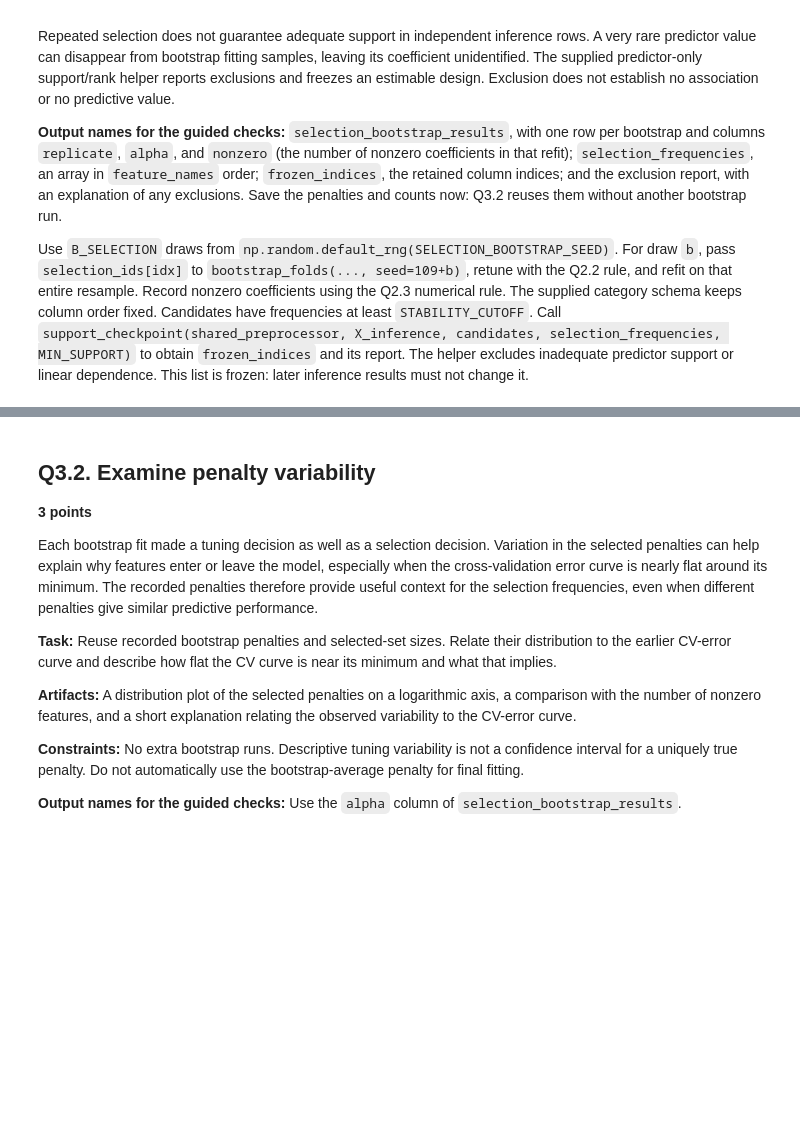
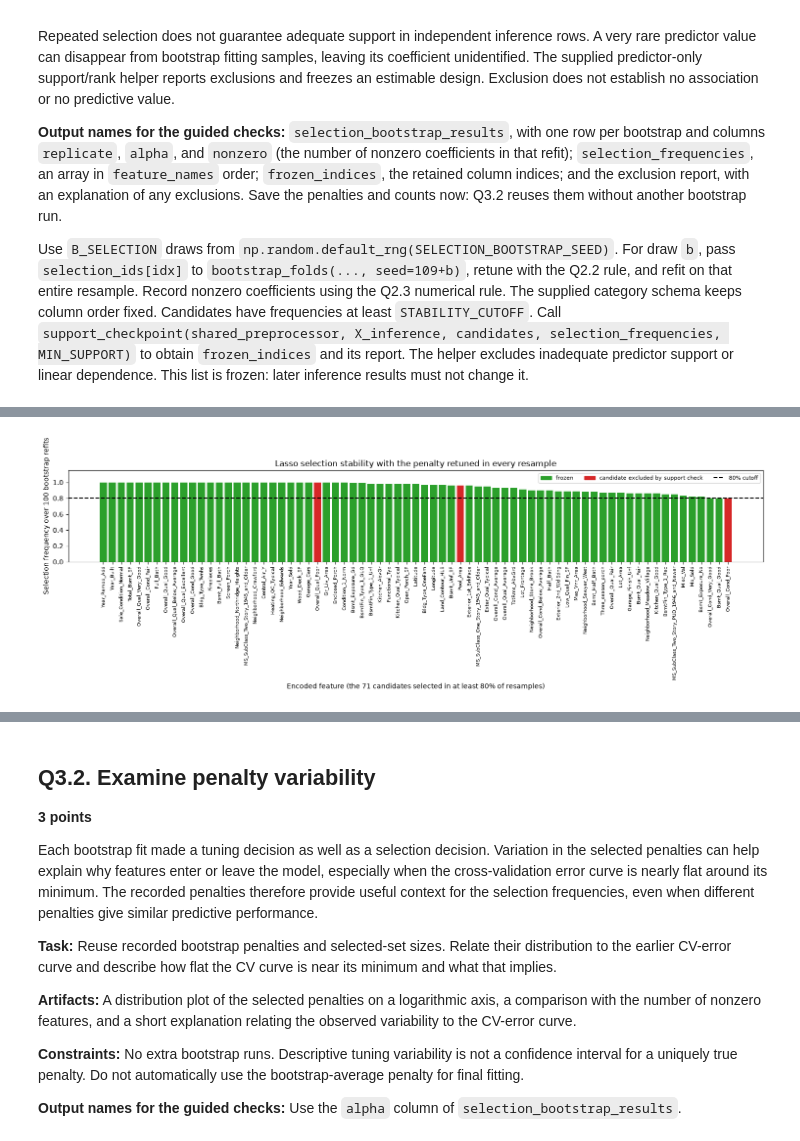
Before and after one commit to qqgjyx/AC-209A, a Jupyter notebook: homeworks/cs1090a_hw3/cs1090a_hw3.ipynb, the cells around one changed output, grey strips where cells are left out. Cells and saved outputs as stored; diff of their text form; code cells hidden in the pictures; blank space fills up the shorter version.

```diff
--- a/homeworks/cs1090a_hw3/cs1090a_hw3.ipynb
+++ b/homeworks/cs1090a_hw3/cs1090a_hw3.ipynb
@@ -445,5 +1042,97 @@ MIN_SUPPORT = 10
 # Refresh after changing the fitting implementation; see the cache instructions above.
 REFRESH_BOOTSTRAP_CACHE = False
 # %%
-# Your code here
-...
+# Q3.1: bootstrap the whole lasso procedure (resample, retune by grouped CV, refit).
+NONZERO_TOL = 1e-8
+
+
+def selection_bootstrap():
+    """Return per-replicate penalties, nonzero counts and the selected-feature matrix."""
+    rng = np.random.default_rng(SELECTION_BOOTSTRAP_SEED)
+    n = len(X_selection)
+    alphas = np.empty(B_SELECTION)
+    nonzero = np.empty(B_SELECTION, dtype=int)
+    selected = np.zeros((B_SELECTION, len(feature_names)), dtype=bool)
+    for b in range(B_SELECTION):
+        idx = rng.integers(0, n, size=n)
+        x_b, y_b = X_selection.iloc[idx], y_selection[idx]
+        # Copies of the same house always share a fold.
+        folds_b = bootstrap_folds(selection_ids[idx], seed=109 + b)
+        tuning_b = tune_penalty("lasso", LASSO_ALPHAS, x_b, y_b, folds_b)
+        prep_b = clone(shared_preprocessor).fit(x_b)
+        model_b = make_penalized("lasso", tuning_b["alpha"]).fit(prep_b.transform(x_b), y_b)
+        alphas[b] = tuning_b["alpha"]
+        selected[b] = np.abs(model_b.coef_) > NONZERO_TOL
+        nonzero[b] = selected[b].sum()
+    return {"alpha": alphas, "nonzero": nonzero, "selected": selected}
+
+
+selection_cache = cached_bootstrap_results(
+    selection_bootstrap,
+    cache_path="cache/q3_1_selection_bootstrap.npz",
+    X=X_selection,
+    y=y_selection,
+    settings={
+        "implementation_version": "q3_1-v1",
+        "B_SELECTION": B_SELECTION,
+        "SELECTION_BOOTSTRAP_SEED": SELECTION_BOOTSTRAP_SEED,
+        "fold_seed_base": 109,
+        "LASSO_ALPHAS": LASSO_ALPHAS,
+        "LASSO_SETTINGS": LASSO_SETTINGS,
+        "NONZERO_TOL": NONZERO_TOL,
+        "preprocessor": repr(shared_preprocessor.get_params()),
+    },
+    dependencies=[tune_penalty, make_penalized, AmesPreprocessor, FrontageImputer, bootstrap_folds],
+    force=REFRESH_BOOTSTRAP_CACHE,
+)
+
+selection_bootstrap_results = pd.DataFrame(
+    {
+        "replicate": np.arange(B_SELECTION),
+        "alpha": selection_cache["alpha"],
+        "nonzero": selection_cache["nonzero"].astype(int),
+    }
+)
+selection_frequencies = selection_cache["selected"].mean(axis=0)
+candidates = np.flatnonzero(selection_frequencies >= STABILITY_CUTOFF)
+print(f"{len(candidates)} encoded features selected in at least {STABILITY_CUTOFF:.0%} of {B_SELECTION} resamples.")
+
+# Predictor-only support and rank check on the inference rows (no outcomes used).
+frozen_indices, support_report = support_checkpoint(
+    shared_preprocessor, X_inference, candidates, selection_frequencies, MIN_SUPPORT
+)
+print(f"Frozen design: {len(frozen_indices)} encoded features.")
+excluded = support_report[support_report.decision != "retained"]
+display(excluded)
+print("Excluded candidates:", "none" if excluded.empty else excluded["term"].tolist())
+frozen_terms = [feature_names[j] for j in frozen_indices]
+print("Frozen encoded features:", frozen_terms)
+
+frequency_table = pd.DataFrame({"term": feature_names, "source": feature_sources, "frequency": selection_frequencies})
+frequency_table["status"] = np.where(
+    np.isin(np.arange(len(feature_names)), frozen_indices), "frozen",
+    np.where(selection_frequencies >= STABILITY_CUTOFF, "candidate excluded by support check", "below cutoff"),
+)
+frequency_table = frequency_table.sort_values("frequency", ascending=False)
+print("Distribution of selection frequencies over all", len(feature_names), "encoded features:")
+display(pd.cut(selection_frequencies, [-0.001, 0, 0.2, 0.5, 0.8 - 1e-9, 1.0],
+               labels=["0", "(0, 0.2]", "(0.2, 0.5]", "(0.5, 0.8)", "[0.8, 1]"]).value_counts().sort_index().to_frame("features"))
+
+shown = frequency_table[frequency_table["frequency"] >= STABILITY_CUTOFF]
+color_map = {"frozen": "tab:green", "candidate excluded by support check": "tab:red", "below cutoff": "tab:gray"}
+fig, ax = plt.subplots(figsize=(15, 5))
+ax.bar(np.arange(len(shown)), shown["frequency"], color=shown["status"].map(color_map))
+ax.axhline(STABILITY_CUTOFF, color="black", ls="--")
+ax.set_ylim(0, 1.15)
+ax.set_xticks(np.arange(len(shown)), shown["term"], rotation=90, fontsize=7)
+ax.set_ylabel(f"Selection frequency over {B_SELECTION} bootstrap refits")
+ax.set_xlabel(f"Encoded feature (the {len(shown)} candidates selected in at least {STABILITY_CUTOFF:.0%} of resamples)")
+ax.set_title("Lasso selection stability with the penalty retuned in every resample")
+from matplotlib.patches import Patch
+from matplotlib.lines import Line2D
+ax.legend(handles=[Patch(color=c, label=l) for l, c in color_map.items() if l in set(shown["status"])]
+          + [Line2D([], [], color="black", ls="--", label=f"{STABILITY_CUTOFF:.0%} cutoff")],
+          fontsize=8, loc="upper right", ncol=3)
+plt.tight_layout()
+plt.show()
+# %% [output]
@@ -450,2 +1155,3 @@ REFRESH_BOOTSTRAP_CACHE = False
+[figure, added]
 # %%
 grader.check("q3_1")
```
Also changed, not shown: parts of 75 cells of this notebook.
